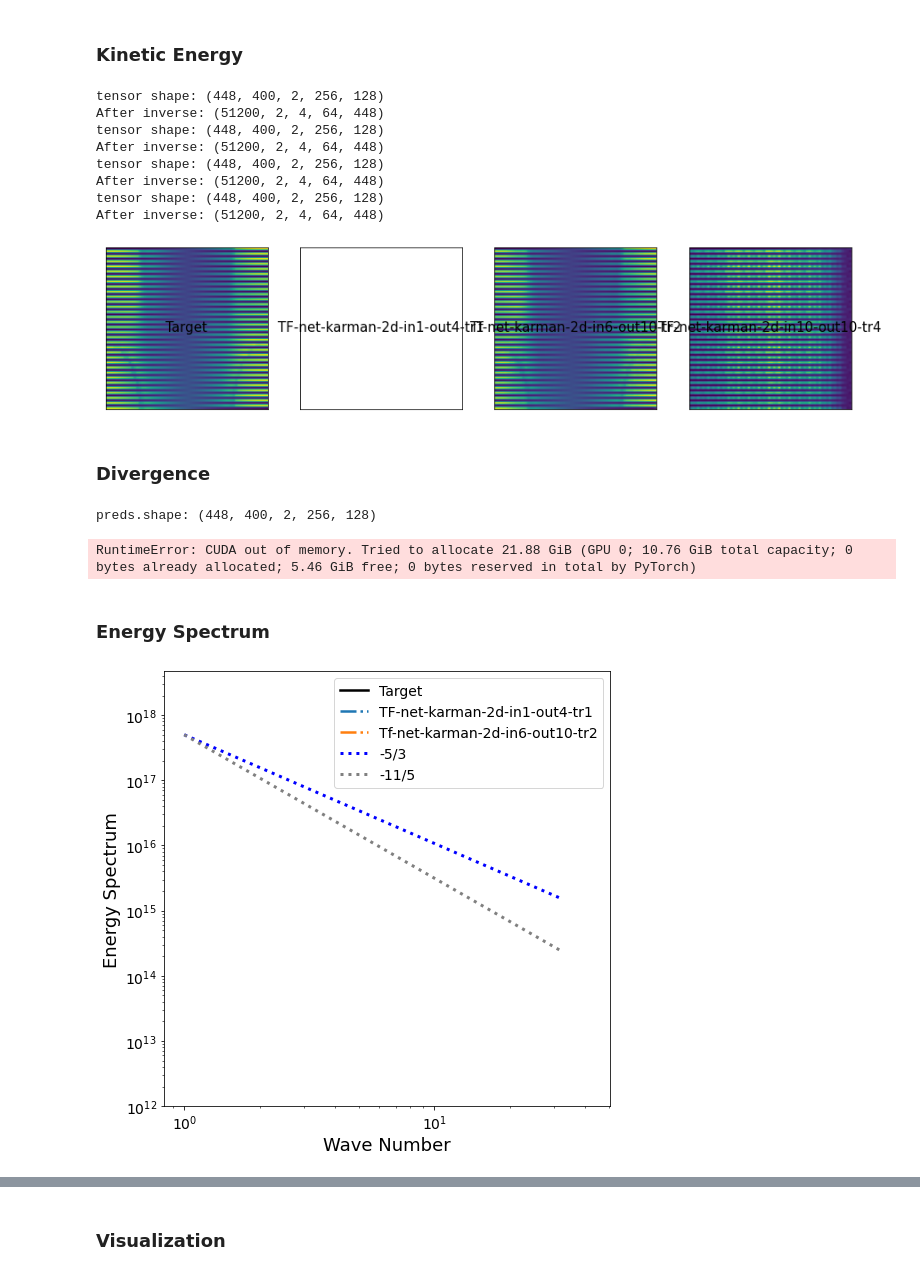
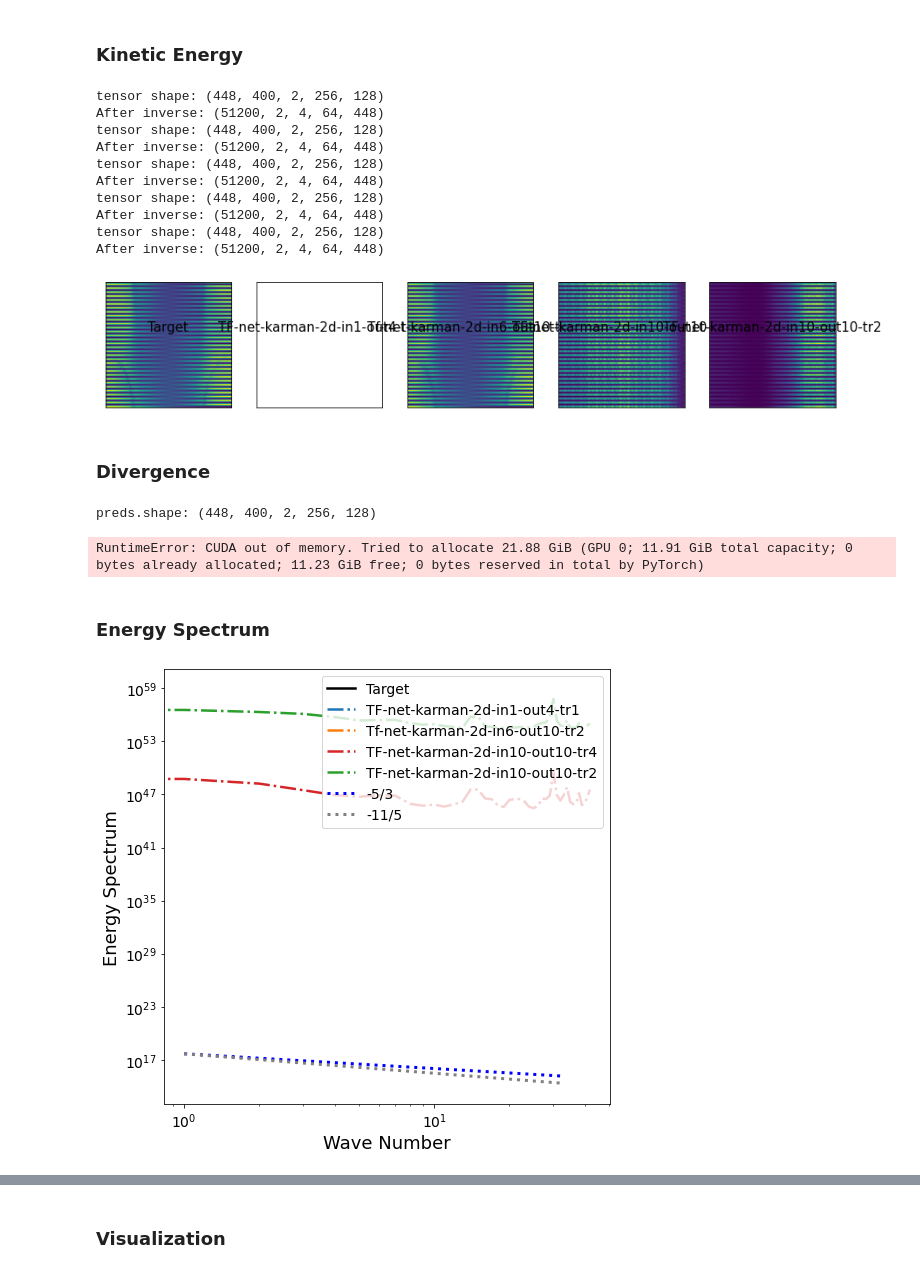
Before and after one commit to tailintalent/Turbulent-Flow-Nets, a Jupyter notebook: Evaluation/Evaluation_karman_2d.ipynb, the cells around one changed output, grey strips where cells are left out. Cells and saved outputs as stored; diff of their text form; code cells hidden in the pictures.

```diff
--- a/Evaluation/Evaluation_karman_2d.ipynb
+++ b/Evaluation/Evaluation_karman_2d.ipynb
@@ -23,14 +23,17 @@ device = torch.device("cuda" if torch.cuda.is_available() else "cpu")
 
 # Properly permuted features and labels
 results_preds = torch.load('../../tf_net_results/karman_2d_input_1_output_400_permute_time_range_1_train_out4_preds.pt')
-results_trues = torch.load('../../tf_net_results/karman_2d_input_1_output_400_permute_time_range_1_train_out4_trues.pt')
+# results_trues = torch.load('../../tf_net_results/karman_2d_input_1_output_400_permute_time_range_1_train_out4_trues.pt')
 results_loss_curve = torch.load('../../tf_net_results/karman_2d_input_1_output_400_permute_time_range_1_train_out4_loss_curve.pt')
 results2_preds = torch.load('../../tf_net_results/karman_2d_input_6_output_400_permute_time_range_2_train_out10_preds.pt')
-results2_trues = torch.load('../../tf_net_results/karman_2d_input_6_output_400_permute_time_range_2_train_out10_trues.pt')
+# results2_trues = torch.load('../../tf_net_results/karman_2d_input_6_output_400_permute_time_range_2_train_out10_trues.pt')
 results2_loss_curve = torch.load('../../tf_net_results/karman_2d_input_6_output_400_permute_time_range_2_train_out10_loss_curve.pt')
 results3_preds = torch.load('../../tf_net_results/karman_2d_input_10_output_400_permute_time_range_4_train_out10_preds.pt')
-results3_trues = torch.load('../../tf_net_results/karman_2d_input_10_output_400_permute_time_range_4_train_out10_trues.pt')
+# results3_trues = torch.load('../../tf_net_results/karman_2d_input_10_output_400_permute_time_range_4_train_out10_trues.pt')
 results3_loss_curve = torch.load('../../tf_net_results/karman_2d_input_10_output_400_permute_time_range_4_train_out10_loss_curve.pt')
+results4_preds = torch.load('../../tf_net_results/karman_2d_input_10_output_400_permute_time_range_2_train_out10_preds.pt')
+results4_trues = torch.load('../../tf_net_results/karman_2d_input_10_output_400_permute_time_range_2_train_out10_trues.pt')
+results4_loss_curve = torch.load('../../tf_net_results/karman_2d_input_10_output_400_permute_time_range_2_train_out10_loss_curve.pt')
 # results2 = torch.load('../../tf_net_results/karman_2d_input_10_output_10_permute_time_range_4.pt')
 # results3 = torch.load('../../tf_net_results/karman_2d_input_1_output_4_permute_time_range_1.pt')
 # results4 = torch.load('../../tf_net_results/karman_2d_input_1_output_1_permute_time_range_1.pt')
@@ -49,6 +52,6 @@ stds = 4522.7046
 # preds = [gan["trues"]*stds+avg, tf_con["preds"]*stds+avg, tf["preds"]*stds+avg, u["preds"]*stds+avg,  gan["preds"]*stds+avg,cnn["preds"]*stds+avg, convlstm["preds"]*stds+avg, sst["preds"]*stds+avg, dhpm["preds"]*stds+avg]
 #preds = [results["trues"], results["preds"], results2["trues"], results2["preds"], results3["trues"], results3["preds"],
 #        results4['trues'], results4['preds']]
-preds = [results_trues, results_preds, results2_trues, results2_preds, results3_trues, results3_preds]
+preds = [results4_trues, results_preds, results2_preds, results3_preds, results4_preds]
 print([x.shape for x in preds])
 # %% [output]
@@ -204,35 +207,37 @@ def TKE_mean(tensor):
 # %%
 # the first dimension needs to be a multiple of 7 to work with inverse_seqs
 # preds = [results["trues"][:2394], results["preds"][:2394], results2["trues"][:2394], results2["preds"][:2394],
 #         results3["trues"][:2394], results3["preds"][:2394], results4["trues"][:2394], results4["preds"][:2394]]
-preds = [results_trues[:448], results_preds[:448], results2_preds[:448], results3_preds[:448]]
-tkes = [TKE_mean(preds[i]) for i in range(4)]
-title = ["Target", "TF-net-karman-2d-in1-out4-tr1", "Tf-net-karman-2d-in6-out10-tr2", "TF-net-karman-2d-in10-out10-tr4"]
+preds = [results4_trues[:448], results_preds[:448], results2_preds[:448], results3_preds[:448], results4_preds[:448]]
+tkes = [TKE_mean(preds[i]) for i in range(5)]
+title = ["Target", "TF-net-karman-2d-in1-out4-tr1", "Tf-net-karman-2d-in6-out10-tr2", "TF-net-karman-2d-in10-out10-tr4", "TF-net-karman-2d-in10-out10-tr2"]
 # title = ["Target-karman-2d-in6-out10-tr2", "TF-net-karman-in6-out10-tr2", "Target-karman-2d-in10-out10-tr4" ,"TF-net-karman-2d-in10-out10-tr4",
 #         "Target-karman-2d-in1-out4-tr1", "TF-net-karman-in1-out4-tr1", "Target-karman-2d-in1-out1-tr1", "TF-net-karman-in1-out1-tr1"]
 fig=plt.figure(figsize=(15, 5))
-columns = 4
+columns = 5
 rows = 1
 for i in range(columns):
     fig.add_subplot(rows, columns, i+1)
     #plt.imshow(tkes[i][:64,:448])
     #plt.imshow(tkes[i])
     plt.imshow(tkes[i][:64,:64])
     plt.xlabel(title[i], size = 15, rotation=0, labelpad = -100)
     plt.xticks([])
     plt.yticks([])
 plt.savefig("Karman 2D Kinetic Energy.png", dpi = 400,bbox_inches = 'tight')
 plt.show()
 # %% [output]
 tensor shape: (448, 400, 2, 256, 128)
 After inverse: (51200, 2, 4, 64, 448)
 tensor shape: (448, 400, 2, 256, 128)
 After inverse: (51200, 2, 4, 64, 448)
 tensor shape: (448, 400, 2, 256, 128)
 After inverse: (51200, 2, 4, 64, 448)
 tensor shape: (448, 400, 2, 256, 128)
 After inverse: (51200, 2, 4, 64, 448)
+tensor shape: (448, 400, 2, 256, 128)
+After inverse: (51200, 2, 4, 64, 448)
-[figure, old version]
+[figure, new version]
 # %% [markdown]
 ### Divergence
 # %%
@@ -254,7 +259,7 @@ def divergence(preds):
 # Need to reduce batch size otherwise it causes problems
 #preds = [results["trues"], results["preds"]]
 #dhpm_preds = np.expand_dims(results["preds"].transpose(1,0,2,3), axis = 0)
-divs = [divergence(preds[i]) for i in range(4)]
+divs = [divergence(preds[i]) for i in range(5)]
 linestyles = ['-', '--', '-.', ':','-.', '--', '-.', ':','-.','--']
 fig=plt.figure(figsize=(8, 8))
 #idx = np.array(list(range(0,60,4)))
@@ -265,7 +270,7 @@ plt.plot(idx+1, divs[0][idx], label = title[0], marker=markers[0], linewidth = 2
 plt.plot(idx+1, divs[3][idx], label = title[3], marker=markers[2], linewidth = 2, linestyle=':', color = colors[2])
 plt.plot(idx+1, divs[2][idx], label = title[2], marker=markers[3], linewidth = 2, linestyle=linestyles[0], color = 'k')
 # plt.plot(idx+1, divs[5][idx], label = title[5], marker=markers[4], linewidth = 2, linestyle=':', color = colors[3])
-# plt.plot(idx+1, divs[4][idx], label = title[4], marker=markers[5], linewidth = 2, linestyle=linestyles[0], color = 'k')
+plt.plot(idx+1, divs[4][idx], label = title[4], marker=markers[5], linewidth = 2, linestyle=linestyles[0], color = 'k')
 
 plt.ylabel("Mean Absolute Divergence", size = 18)
 plt.xlabel("Prediction Step", size = 18)
@@ -276,7 +281,7 @@ plt.savefig("karman-2d-divergence.png", dpi = 400, bbox_inches = 'tight')
 plt.show()
 # %% [output]
 preds.shape: (448, 400, 2, 256, 128)
-RuntimeError: CUDA out of memory. Tried to allocate 21.88 GiB (GPU 0; 10.76 GiB total capacity; 0 bytes already allocated; 5.46 GiB free; 0 bytes reserved in total by PyTorch)
+RuntimeError: CUDA out of memory. Tried to allocate 21.88 GiB (GPU 0; 11.91 GiB total capacity; 0 bytes already allocated; 11.23 GiB free; 0 bytes reserved in total by PyTorch)
 # %% [markdown]
 ### Energy Spectrum
 # %%
@@ -304,10 +309,10 @@ spec_mean, spec_stds = spectrum_band(preds[2])
 plt.plot(x_idx, spec_mean[x_idx], label = title[2], linewidth = 2.5, color = colors[1], linestyle='-.')
 
 spec_mean, spec_stds = spectrum_band(preds[3])
-# plt.plot(x_idx, spec_mean[x_idx], label = title[3], linewidth = 2.5, color = colors[3], linestyle='-.')
+plt.plot(x_idx, spec_mean[x_idx], label = title[3], linewidth = 2.5, color = colors[3], linestyle='-.')
 
-# spec_mean, spec_stds = spectrum_band(preds[4])
-# plt.plot(x_idx, spec_mean[x_idx], label = title[4], linewidth = 2.5, color = colors[4], linestyle='-.')
+spec_mean, spec_stds = spectrum_band(preds[4])
+plt.plot(x_idx, spec_mean[x_idx], label = title[4], linewidth = 2.5, color = colors[4], linestyle='-.')
 
 # spec_mean, spec_stds = spectrum_band(preds[5])
 # plt.plot(x_idx, spec_mean[x_idx], label = title[5], linewidth = 2.5, color = colors[5], linestyle='-.')
@@ -339,7 +344,7 @@ plt.xlabel("Wave Number", size = 18)
 plt.ylim(10e11, )
 plt.savefig("karman_2d_spec_ci_entire.png", dpi = 400, bbox_inches = 'tight')
 # %% [output]
-[figure, old version]
+[figure, new version]
 # %%
 def inverse_seqs(tensor):
     #tensor = tensor.reshape(-1,7, 60, 2, 64, 64)
```
Also changed, not shown: parts of 7 cells of this notebook.
